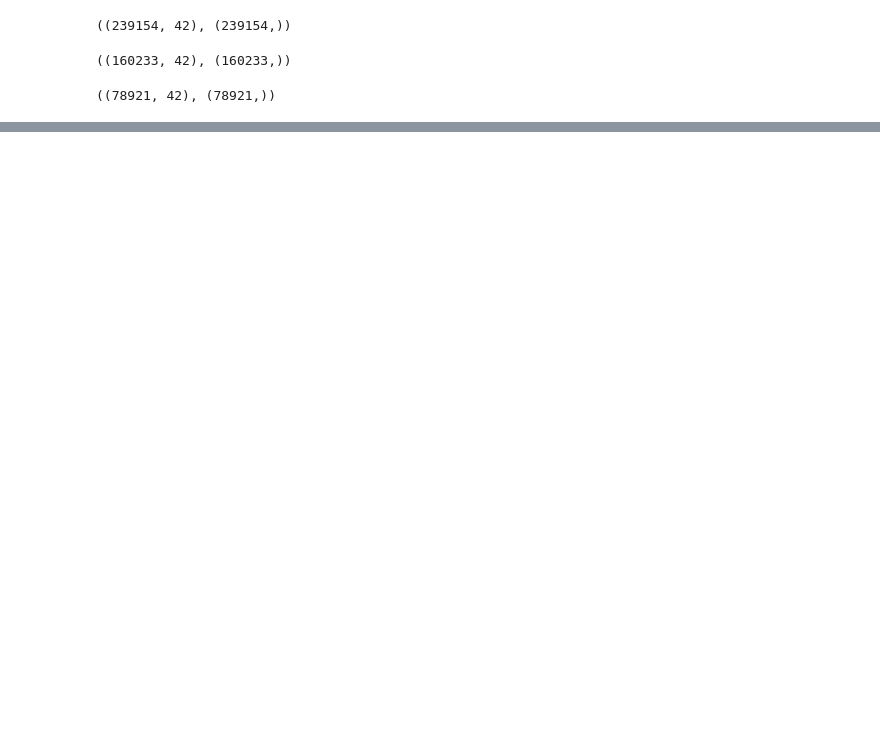
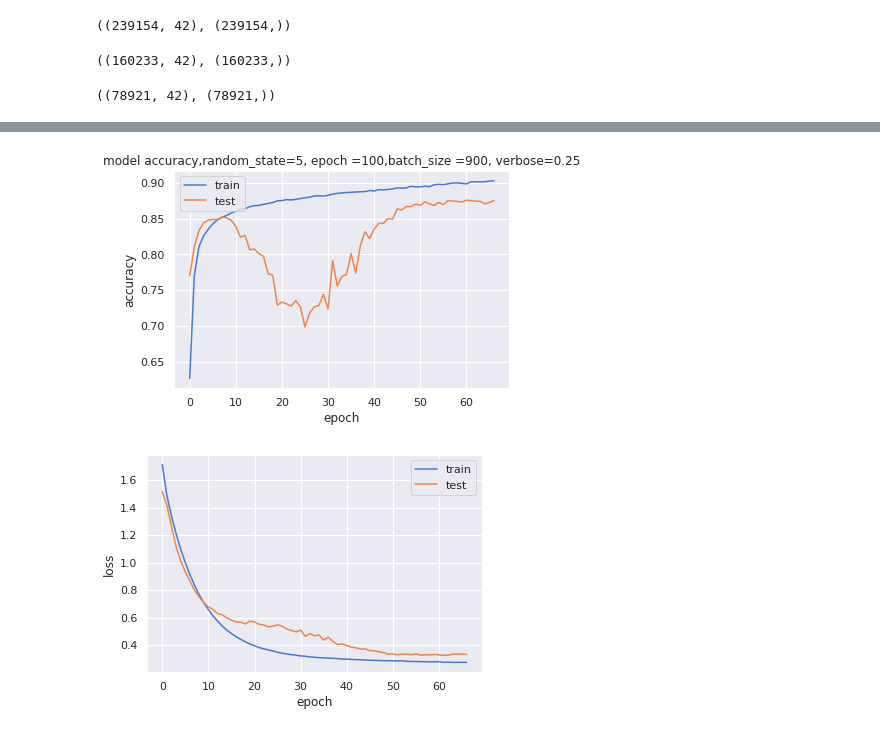
Before and after one commit to raj2022/Analysis_CMS_CERN, a Jupyter notebook: Codes/Training with TPrime_600GeV_&_all_five_As_ background_except_thq.ipynb, the cells around one changed output, grey strips where cells are left out. Saved outputs shown, nothing was run; the diff lists cells and outputs as text; code cells hidden in the pictures; blank space fills up the shorter version.

```diff
--- a/Codes/Training with TPrime_600GeV_&_all_five_As_ background_except_thq.ipynb
+++ b/Codes/Training with TPrime_600GeV_&_all_five_As_ background_except_thq.ipynb
@@ -240,20 +208,24 @@ from tensorflow.keras.initializers import RandomNormal, Constant
 # %%
+
 clf = Sequential()
 # clf.add(LSTM(1, return_sequences=True ))
-clf.add(BatchNormalization(input_shape = (30,)))
+clf.add(BatchNormalization(input_shape = (42,)))
 # clf.add(Dropout(3))
 clf.add(Dense(512, activation = 'relu',kernel_regularizer=regularizers.l2(0.001), kernel_initializer = 'lecun_uniform',name = 'dense_1'))
 clf.add(BatchNormalization())
-clf.add(Dropout(0.3))
+clf.add(Dropout(0.25))
 clf.add(Dense(256, activation = 'relu',kernel_regularizer=regularizers.l2(0.001), kernel_initializer = 'lecun_uniform', name = 'dense_2'))
 clf.add(Dropout(0.3))
 clf.add(Dense(128, activation = 'relu',kernel_regularizer=regularizers.l2(0.001), kernel_initializer = 'lecun_uniform', name = 'dense_3'))
 clf.add(BatchNormalization())
-clf.add(Dropout(0.3))
+clf.add(Dropout(0.35))
 clf.add(Dense(64, activation = 'relu',kernel_regularizer=regularizers.l2(0.001), kernel_initializer = 'lecun_uniform',name = 'dense_4'))
 clf.add(BatchNormalization())
-clf.add(Dropout(0.3))
-clf.add(Dense(32, activation = 'relu',kernel_regularizer=regularizers.l2(0.001), kernel_initializer = 'lecun_uniform', name = 'dense_5'))
+clf.add(Dropout(0.40))
+clf.add(Dense(64, activation = 'relu',kernel_regularizer=regularizers.l2(0.001), kernel_initializer = 'lecun_uniform', name = 'dense_5'))
+clf.add(BatchNormalization())
+clf.add(Dropout(0.50))
+clf.add(Dense(64, activation = 'relu',kernel_regularizer=regularizers.l2(0.001), kernel_initializer = 'lecun_uniform', name = 'dense_6'))
 clf.add(BatchNormalization(momentum=0.99,epsilon=0.001,beta_initializer=RandomNormal(mean=0.0, stddev=0.05),gamma_initializer=Constant(value=0.9)))
 
 # Output
@@ -272,8 +277,10 @@ AttributeError: module 'tensorflow' has no attribute 'get_default_graph'
 # %%
 # simple early stopping
-es = EarlyStopping(monitor='val_loss', verbose=1, patience =  10, mode = "auto", baseline = None)
+early_stopper = callbacks.EarlyStopping(monitor="val_loss", patience=5, mode="auto")
+model_check_point = callbacks.ModelCheckpoint("model(with all(except_thq) as background and TPrime_600 signal_train).h5", monitor = 'val_loss', verbose=True,
+                                              save_best_only=True, mode='auto')
 # fit model
-history = clf.fit(X_train, y_train, validation_split = 0.30, batch_size= 9000, epochs=100, verbose=1)
+history = clf.fit(X_train, y_train, validation_split = 0.30, batch_size= 9000, epochs=100, verbose=1, callbacks=[early_stopper, model_check_point])
 # evaluate the model
 # %% [output]
 Train on 112163 samples, validate on 48070 samples
@@ -315,0 +329,22 @@ Wall time: 17.6 µs
+# %%
+# summarize history for accuracy
+plt.plot(history.history['acc'])
+plt.plot(history.history['val_acc'])
+plt.title('model accuracy,random_state=5, epoch =100,batch_size =900, verbose=0.25')
+plt.ylabel('accuracy')
+plt.xlabel('epoch')
+plt.legend(['train', 'test'], loc='upper left')
+# plt.savefig('model_accuracy_TPrime_ttgg_&tth&thq.png')
+plt.show()
+# summarize history for loss
+plt.plot(history.history['loss'])
+plt.plot(history.history['val_loss'])
+# plt.title('model loss,random_state=5, epoch =100,batch_size =900, verbose=0.25')
+plt.ylabel('loss')
+plt.xlabel('epoch')
+plt.legend(['train', 'test'], loc='upper right')
+# plt.savefig('loss_TPrime_ttgg_&tth&thq.png')
+plt.show()
+# %% [output]
+[figure, added]
+[figure, added]
```
Also changed, not shown: parts of 106 cells of this notebook.
